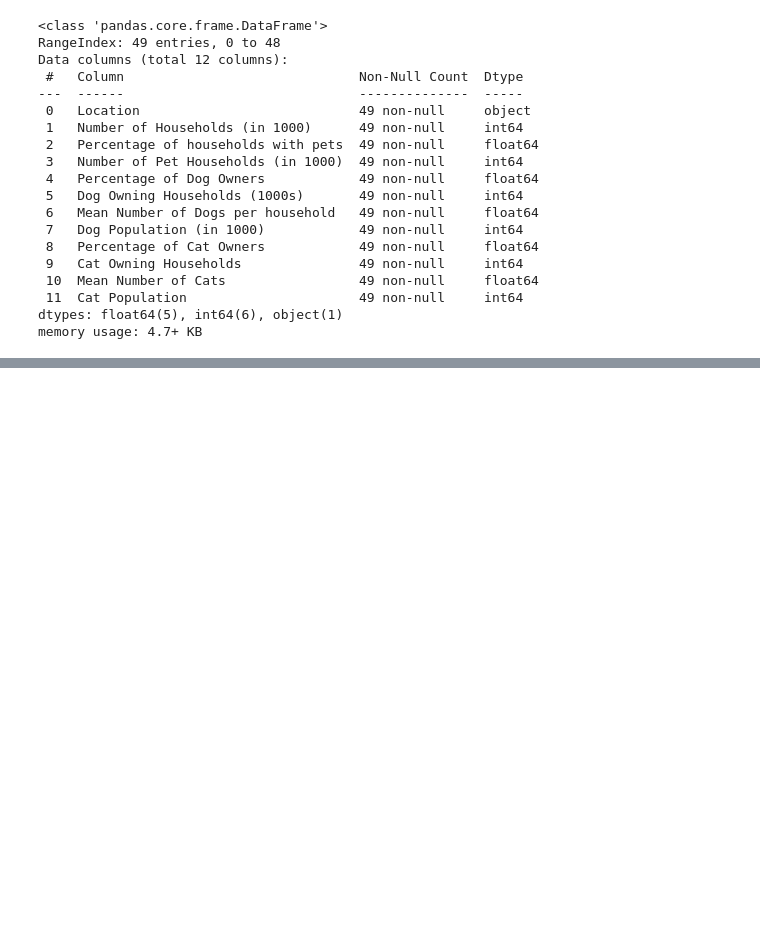
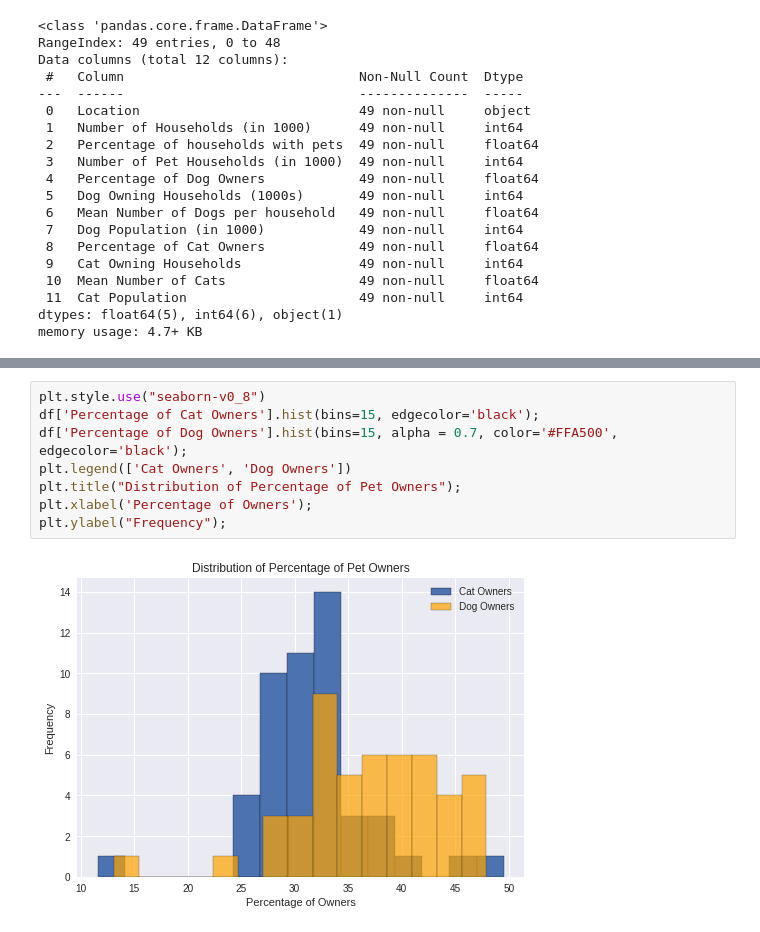
Before and after one commit to samantha-isaac/FirstCodes_DataScience, a Jupyter notebook: ejerciciHistogramasBoxplot.ipynb, the cells around one changed output, grey strips where cells are left out. Cells and saved outputs as stored; diff of their text form; blank space fills up the shorter version.

```diff
--- a/ejerciciHistogramasBoxplot.ipynb
+++ b/ejerciciHistogramasBoxplot.ipynb
@@ -51,0 +71,10 @@ plt.ylabel("Frequency");
+# %%
+plt.style.use("seaborn-v0_8")
+df['Percentage of Cat Owners'].hist(bins=15, edgecolor='black');
+df['Percentage of Dog Owners'].hist(bins=15, alpha = 0.7, color='#FFA500', edgecolor='black');
+plt.legend(['Cat Owners', 'Dog Owners'])
+plt.title("Distribution of Percentage of Pet Owners");
+plt.xlabel('Percentage of Owners');
+plt.ylabel("Frequency");
+# %% [output]
+[figure, added]
```
Also changed, not shown: parts of 10 cells of this notebook.
